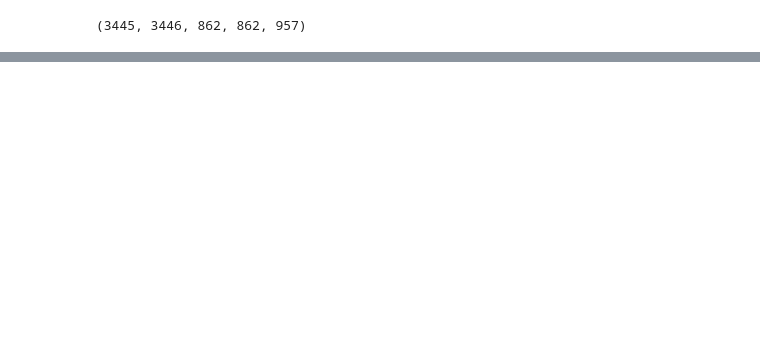
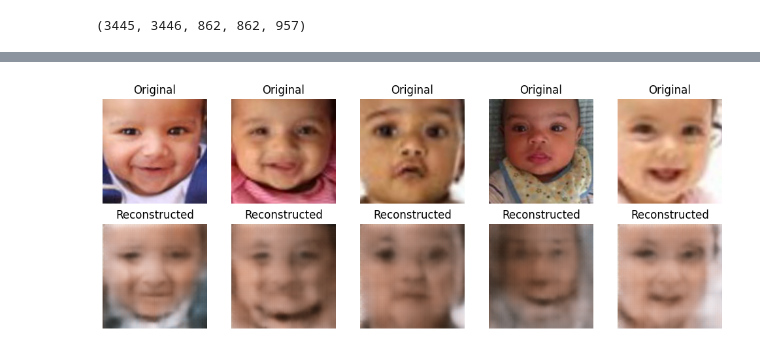
Before and after one commit to MocanuPaulC/DL-assignment, a Jupyter notebook: part_2/training.ipynb, the cells around one changed output, grey strips where cells are left out. Saved outputs shown, nothing was run; the diff lists cells and outputs as text; code cells hidden in the pictures; blank space fills up the shorter version.

```diff
--- a/part_2/training.ipynb
+++ b/part_2/training.ipynb
@@ -162,0 +161,4 @@ Epoch 1/500
+# %%
+from tensorflow.keras.models import load_model
+
+model=load_model(f"{configs[0]['task']}_saved_models_config_0/{model_list[0]['name']}_best_model.keras")
@@ -162,0 +171,10 @@ Epoch 1/500
+# %%
+import matplotlib.pyplot as plt
+
+# Get one batch from the dataset
+for batch in val_block_1_dataset.take():
+    x_true = batch[0]  # assuming (x, y) format
+    break
+
+# Get reconstructions
+x_pred = model.predict(x_true)
@@ -162,0 +183,22 @@ Epoch 1/500
+# %%
+def plot_reconstructions(x_true, x_pred, n=5):
+    plt.figure(figsize=(2 * n, 4))
+    for i in range(n):
+        # Original
+        plt.subplot(2, n, i + 1)
+        plt.imshow(x_true[i])
+        plt.title("Original")
+        plt.axis("off")
+
+        # Reconstructed
+        plt.subplot(2, n, n + i + 1)
+        plt.imshow(x_pred[i])
+        plt.title("Reconstructed")
+        plt.axis("off")
+
+    plt.tight_layout()
+    plt.show()
+
+plot_reconstructions(x_true.numpy(), x_pred, n=5)
+# %% [output]
+[figure, added]
```
Also changed, not shown: parts of 9 cells of this notebook, 1 other file.
